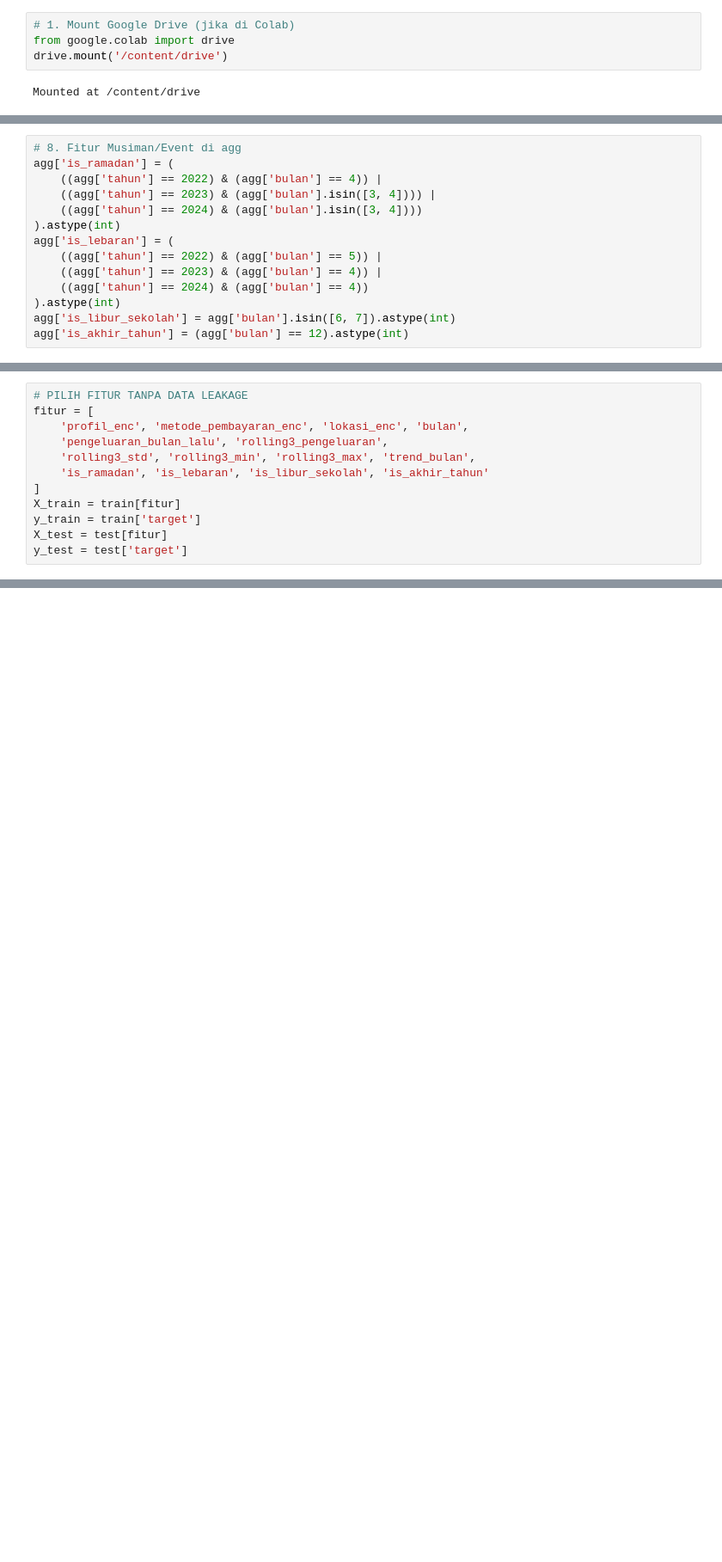
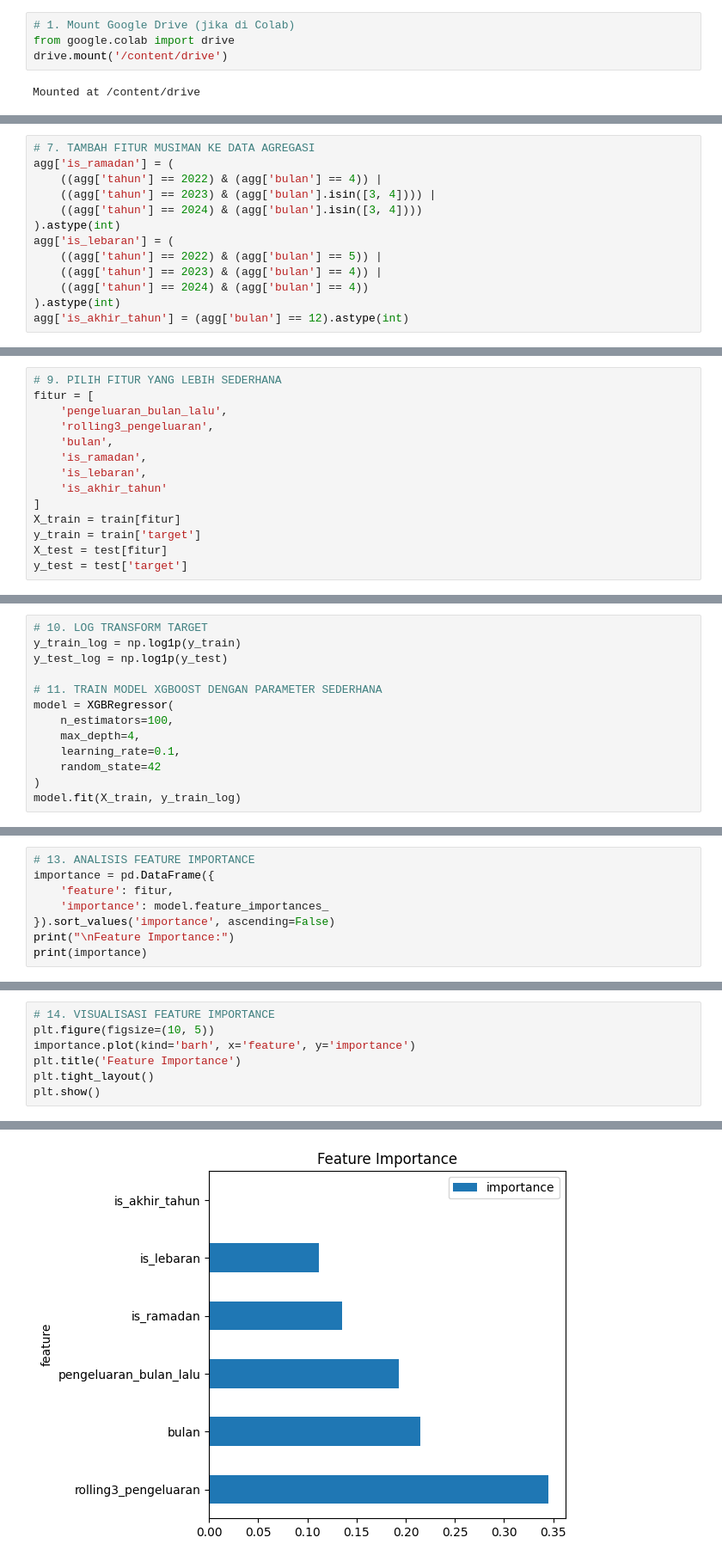
Before and after one commit to adenurchalisa/Capstone-Model, a Jupyter notebook: model_prediksi_1.ipynb, the cells around one changed output, grey strips where cells are left out. Shown at 86% size. Cells and saved outputs as stored; diff of their text form; blank space fills up the shorter version.

Commit message:
Model lebih sederhana

```diff
--- a/model_prediksi_1.ipynb
+++ b/model_prediksi_1.ipynb
@@ -77,6 +56,6 @@ agg['trend_bulan'] = (agg['total_pengeluaran'] - agg['pengeluaran_bulan_lalu'])
 agg['target'] = agg.groupby('user_id')['total_pengeluaran'].shift(-1)
 # %%
-# 8. Fitur Musiman/Event di agg
+# 7. TAMBAH FITUR MUSIMAN KE DATA AGREGASI
 agg['is_ramadan'] = (
     ((agg['tahun'] == 2022) & (agg['bulan'] == 4)) |
     ((agg['tahun'] == 2023) & (agg['bulan'].isin([3, 4]))) |
@@ -87,6 +66,5 @@ agg['is_lebaran'] = (
     ((agg['tahun'] == 2023) & (agg['bulan'] == 4)) |
     ((agg['tahun'] == 2024) & (agg['bulan'] == 4))
 ).astype(int)
-agg['is_libur_sekolah'] = agg['bulan'].isin([6, 7]).astype(int)
 agg['is_akhir_tahun'] = (agg['bulan'] == 12).astype(int)
 # %%
@@ -102,10 +75,12 @@ test = agg[agg['tahun'] == 2024]
 # %%
-# PILIH FITUR TANPA DATA LEAKAGE
+# 9. PILIH FITUR YANG LEBIH SEDERHANA
 fitur = [
-    'profil_enc', 'metode_pembayaran_enc', 'lokasi_enc', 'bulan',
-    'pengeluaran_bulan_lalu', 'rolling3_pengeluaran',
-    'rolling3_std', 'rolling3_min', 'rolling3_max', 'trend_bulan',
-    'is_ramadan', 'is_lebaran', 'is_libur_sekolah', 'is_akhir_tahun'
+    'pengeluaran_bulan_lalu',
+    'rolling3_pengeluaran',
+    'bulan',
+    'is_ramadan',
+    'is_lebaran',
+    'is_akhir_tahun'
 ]
 X_train = train[fitur]
 y_train = train['target']
@@ -148,0 +89,13 @@ Best parameters found:
+# %%
+# 10. LOG TRANSFORM TARGET
+y_train_log = np.log1p(y_train)
+y_test_log = np.log1p(y_test)
+
+# 11. TRAIN MODEL XGBOOST DENGAN PARAMETER SEDERHANA
+model = XGBRegressor(
+    n_estimators=100,
+    max_depth=4,
+    learning_rate=0.1,
+    random_state=42
+)
+model.fit(X_train, y_train_log)
@@ -163,0 +128,8 @@ MAPE: 424.02%
+# %%
+# 13. ANALISIS FEATURE IMPORTANCE
+importance = pd.DataFrame({
+    'feature': fitur,
+    'importance': model.feature_importances_
+}).sort_values('importance', ascending=False)
+print("\nFeature Importance:")
+print(importance)
@@ -163,0 +145,8 @@ MAPE: 424.02%
+# %%
+# 14. VISUALISASI FEATURE IMPORTANCE
+plt.figure(figsize=(10, 5))
+importance.plot(kind='barh', x='feature', y='importance')
+plt.title('Feature Importance')
+plt.tight_layout()
+plt.show()
+# %% [output]
@@ -163,0 +154 @@ MAPE: 424.02%
+[figure, added]
```
Also changed, not shown: parts of 22 cells of this notebook.
